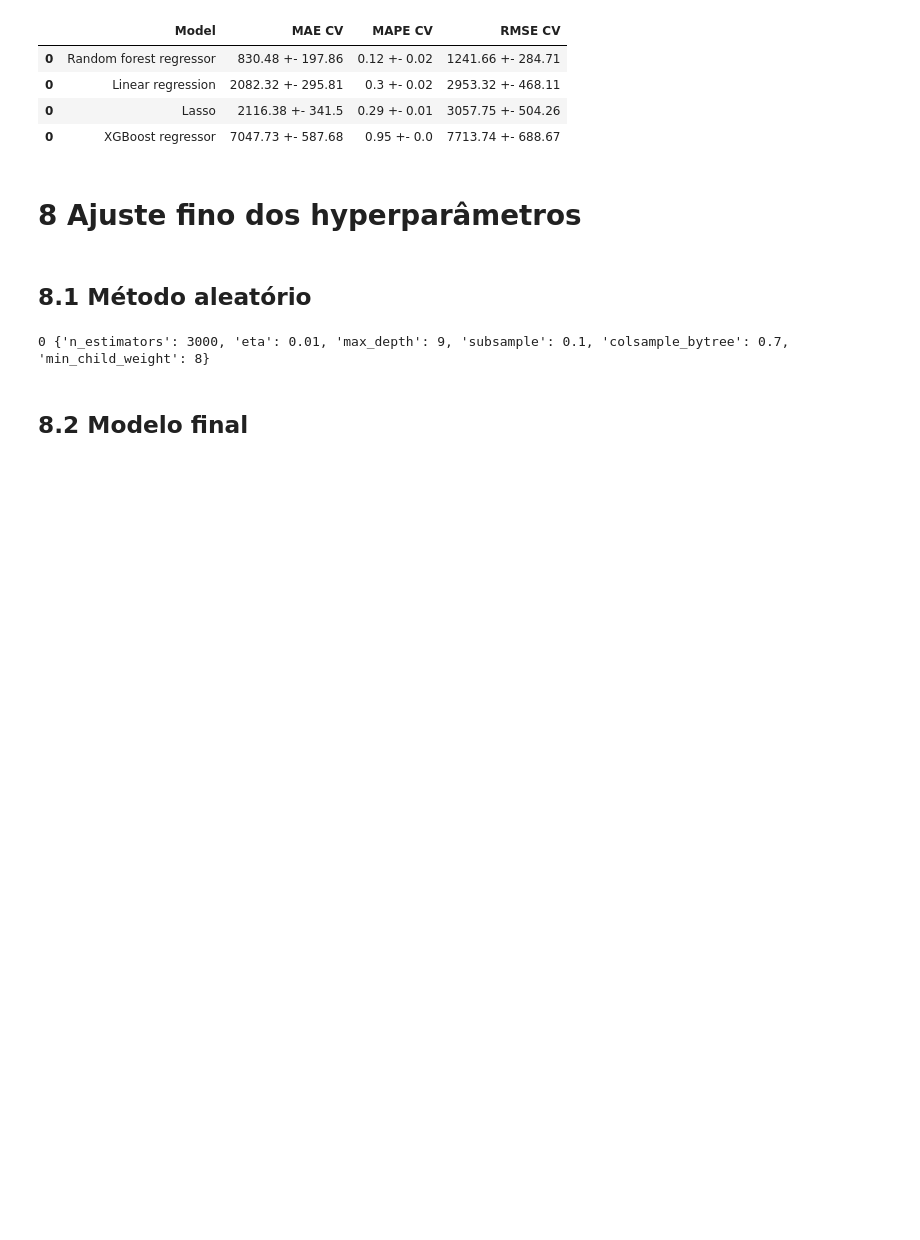
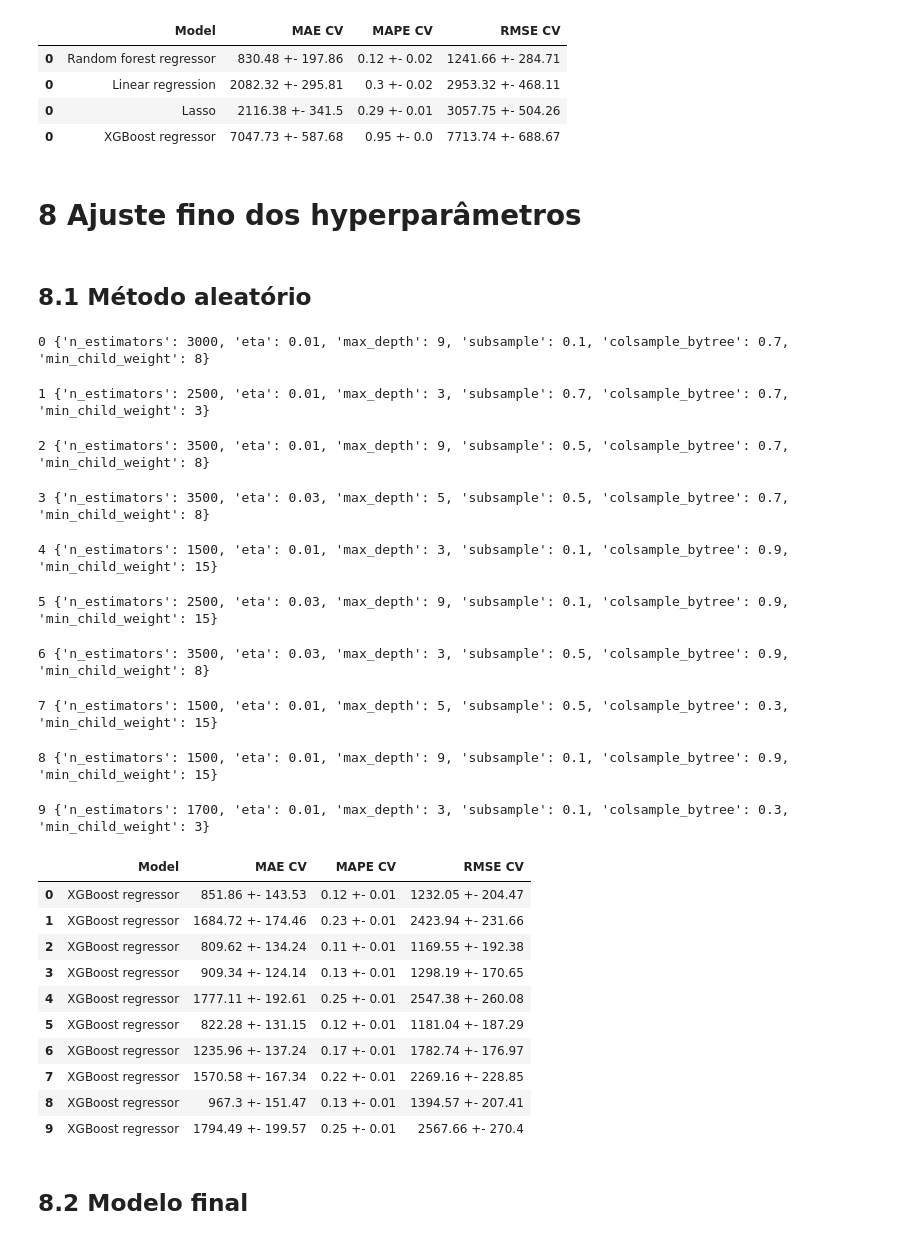
Before and after one commit to paixaols/rossmann-store-sales, a Jupyter notebook: Rossmann_sales_prediction.ipynb, the cells around one changed output. Drawn from its saved outputs; the diff is of its cells as text; code cells hidden in the pictures; blank space fills up the shorter version.

```diff
--- a/Rossmann_sales_prediction.ipynb
+++ b/Rossmann_sales_prediction.ipynb
@@ -1150,27 +1153,47 @@ params = {'n_estimators': [1500, 1700, 2500, 3000, 3500],
           'min_child_weight': [3, 8, 15]}
 max_eval = 10
 # %%
-final_result = pd.DataFrame()
+# final_result = pd.DataFrame()
 
-for i in range(max_eval):
-    # Choose parameters
-    hp = {k: random.choice(v) for k, v in params.items()}
-    print(i, hp)
+# for i in range(max_eval):
+#     # Choose parameters
+#     hp = {k: random.choice(v) for k, v in params.items()}
+#     print(i, hp)
 
-    # Model
-    xgb_model = xgb.XGBRegressor(objective = 'reg:squarederror',
-                                 n_estimators = hp['n_estimators'],
-                                 eta = hp['eta'],
-                                 max_depth = hp['max_depth'],
-                                 subsample = hp['subsample'],
-                                 colsample_bytree = hp['colsample_bytree'],
-                                 min_child_weight = hp['min_child_weight'])
+#     # Model
+#     xgb_model = xgb.XGBRegressor(objective = 'reg:squarederror',
+#                                  n_estimators = hp['n_estimators'],
+#                                  eta = hp['eta'],
+#                                  max_depth = hp['max_depth'],
+#                                  subsample = hp['subsample'],
+#                                  colsample_bytree = hp['colsample_bytree'],
+#                                  min_child_weight = hp['min_child_weight'])
 
-    # Performance
-    result = cross_validation(training, 5, xgb_model, 'XGBoost regressor', verbose = False)
-    final_result = pd.concat([final_result, result])
-final_result.reset_index(drop = True)
+#     # Performance
+#     result = cross_validation(training, 5, xgb_model, 'XGBoost regressor', verbose = False)
+#     final_result = pd.concat([final_result, result])
+# final_result.reset_index(drop = True)
 # %% [output]
 0 {'n_estimators': 3000, 'eta': 0.01, 'max_depth': 9, 'subsample': 0.1, 'colsample_bytree': 0.7, 'min_child_weight': 8}
+1 {'n_estimators': 2500, 'eta': 0.01, 'max_depth': 3, 'subsample': 0.7, 'colsample_bytree': 0.7, 'min_child_weight': 3}
+2 {'n_estimators': 3500, 'eta': 0.01, 'max_depth': 9, 'subsample': 0.5, 'colsample_bytree': 0.7, 'min_child_weight': 8}
+3 {'n_estimators': 3500, 'eta': 0.03, 'max_depth': 5, 'subsample': 0.5, 'colsample_bytree': 0.7, 'min_child_weight': 8}
+4 {'n_estimators': 1500, 'eta': 0.01, 'max_depth': 3, 'subsample': 0.1, 'colsample_bytree': 0.9, 'min_child_weight': 15}
+5 {'n_estimators': 2500, 'eta': 0.03, 'max_depth': 9, 'subsample': 0.1, 'colsample_bytree': 0.9, 'min_child_weight': 15}
+6 {'n_estimators': 3500, 'eta': 0.03, 'max_depth': 3, 'subsample': 0.5, 'colsample_bytree': 0.9, 'min_child_weight': 8}
+7 {'n_estimators': 1500, 'eta': 0.01, 'max_depth': 5, 'subsample': 0.5, 'colsample_bytree': 0.3, 'min_child_weight': 15}
+8 {'n_estimators': 1500, 'eta': 0.01, 'max_depth': 9, 'subsample': 0.1, 'colsample_bytree': 0.9, 'min_child_weight': 15}
+9 {'n_estimators': 1700, 'eta': 0.01, 'max_depth': 3, 'subsample': 0.1, 'colsample_bytree': 0.3, 'min_child_weight': 3}
+|  | Model | MAE CV | MAPE CV | RMSE CV |
+| 0 | XGBoost regressor | 851.86 +- 143.53 | 0.12 +- 0.01 | 1232.05 +- 204.47 |
+| 1 | XGBoost regressor | 1684.72 +- 174.46 | 0.23 +- 0.01 | 2423.94 +- 231.66 |
+| 2 | XGBoost regressor | 809.62 +- 134.24 | 0.11 +- 0.01 | 1169.55 +- 192.38 |
+| 3 | XGBoost regressor | 909.34 +- 124.14 | 0.13 +- 0.01 | 1298.19 +- 170.65 |
+| 4 | XGBoost regressor | 1777.11 +- 192.61 | 0.25 +- 0.01 | 2547.38 +- 260.08 |
+| 5 | XGBoost regressor | 822.28 +- 131.15 | 0.12 +- 0.01 | 1181.04 +- 187.29 |
+| 6 | XGBoost regressor | 1235.96 +- 137.24 | 0.17 +- 0.01 | 1782.74 +- 176.97 |
+| 7 | XGBoost regressor | 1570.58 +- 167.34 | 0.22 +- 0.01 | 2269.16 +- 228.85 |
+| 8 | XGBoost regressor | 967.3 +- 151.47 | 0.13 +- 0.01 | 1394.57 +- 207.41 |
+| 9 | XGBoost regressor | 1794.49 +- 199.57 | 0.25 +- 0.01 | 2567.66 +- 270.4 |
 # %% [markdown]
 ## 8.2 Modelo final
```
Also changed, not shown: parts of 20 cells of this notebook.
